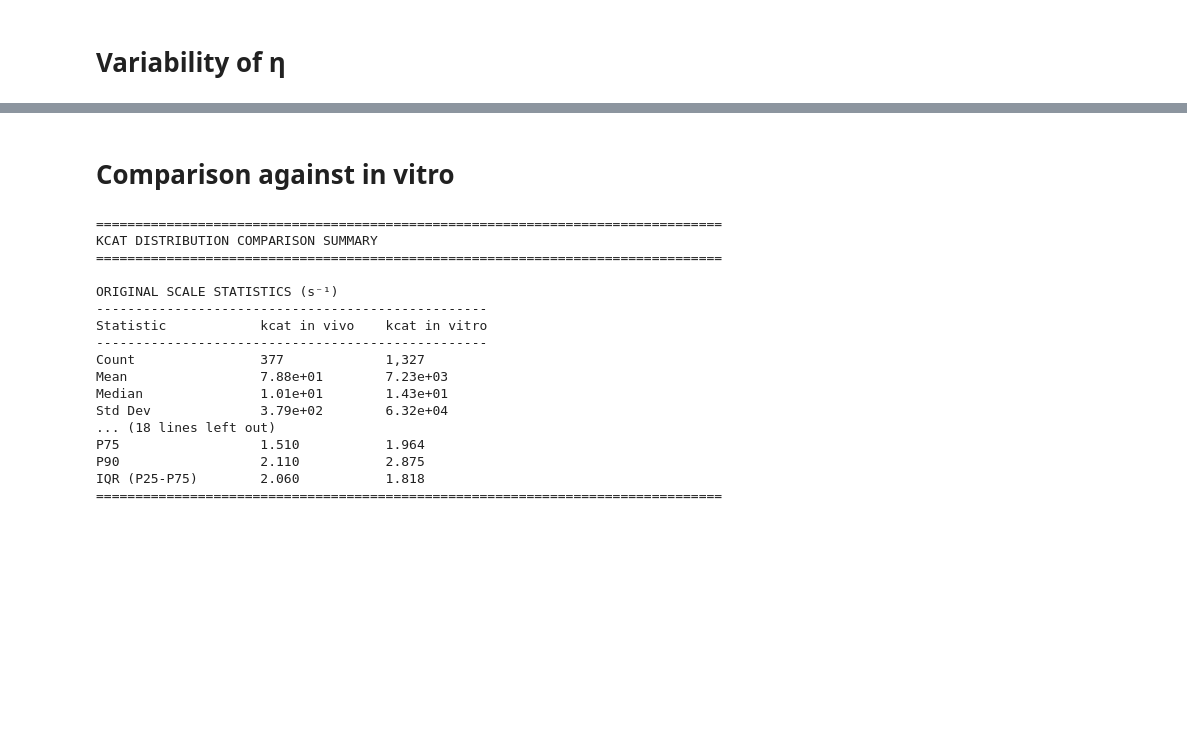
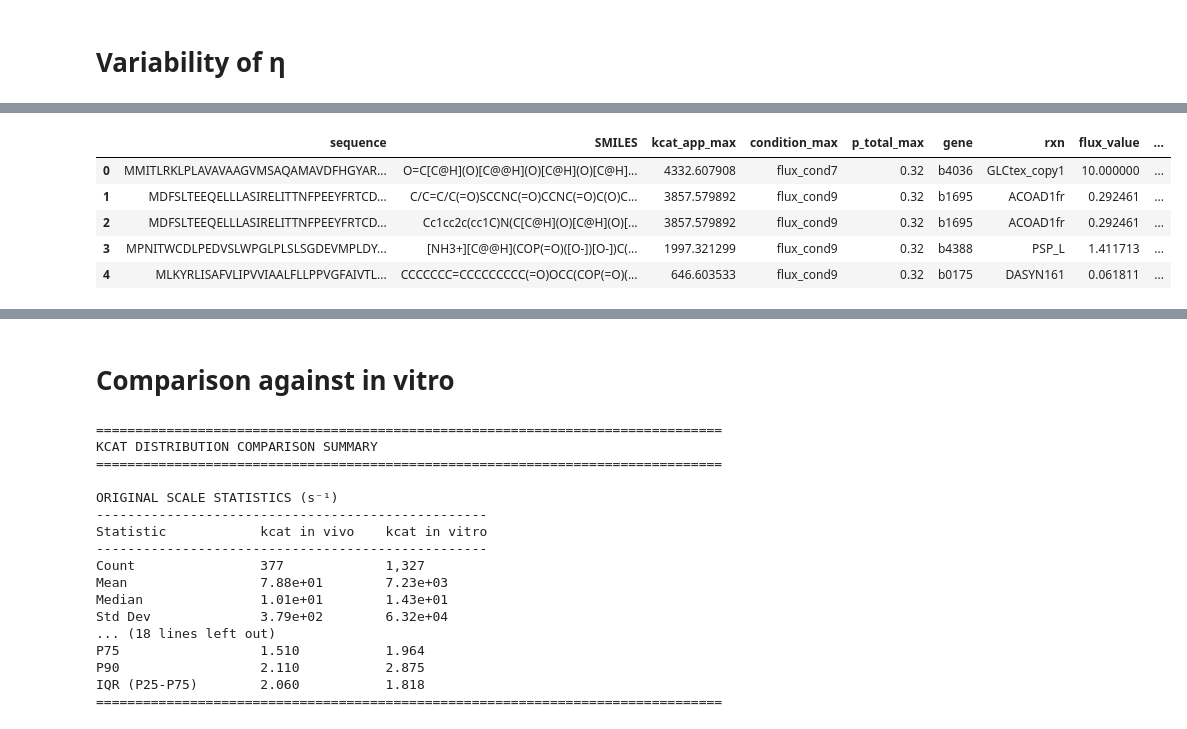
Before and after one commit to lyach/BactoCat, a Jupyter notebook: experiments/kapp_pipeline.ipynb, the cells around one changed output, grey strips where cells are left out. Cells and saved outputs as stored; diff of their text form; code cells hidden in the pictures; blank space fills up the shorter version.

```diff
--- a/experiments/kapp_pipeline.ipynb
+++ b/experiments/kapp_pipeline.ipynb
@@ -300,3 +312,12 @@ df_cond2_p032 = kapp_with_eta['flux_cond2'][0.32]
+# %%
+kmax_with_variance.head()
+# %% [output]
+|  | sequence | SMILES | kcat_app_max | condition_max | p_total_max | gene | rxn | flux_value | ... |
+| 0 | MMITLRKLPLAVAVAAGVMSAQAMAVDFHGYAR... | O=C[C@H](O)[C@@H](O)[C@H](O)[C@H]... | 4332.607908 | flux_cond7 | 0.32 | b4036 | GLCtex_copy1 | 10.000000 | ... |
+| 1 | MDFSLTEEQELLLASIRELITTNFPEEYFRTCD... | C/C=C/C(=O)SCCNC(=O)CCNC(=O)C(O)C... | 3857.579892 | flux_cond9 | 0.32 | b1695 | ACOAD1fr | 0.292461 | ... |
+| 2 | MDFSLTEEQELLLASIRELITTNFPEEYFRTCD... | Cc1cc2c(cc1C)N(C[C@H](O)[C@H](O)[... | 3857.579892 | flux_cond9 | 0.32 | b1695 | ACOAD1fr | 0.292461 | ... |
+| 3 | MPNITWCDLPEDVSLWPGLPLSLSGDEVMPLDY... | [NH3+][C@@H](COP(=O)([O-])[O-])C(... | 1997.321299 | flux_cond9 | 0.32 | b4388 | PSP_L | 1.411713 | ... |
+| 4 | MLKYRLISAFVLIPVVIAALFLLPPVGFAIVTL... | CCCCCCC=CCCCCCCCC(=O)OCC(COP(=O)(... | 646.603533 | flux_cond9 | 0.32 | b0175 | DASYN161 | 0.061811 | ... |
 # %%
 from scripts.kcat_utils import plot_eta_variability
 
```
Also changed, not shown: parts of 14 cells of this notebook, 12 other files.
